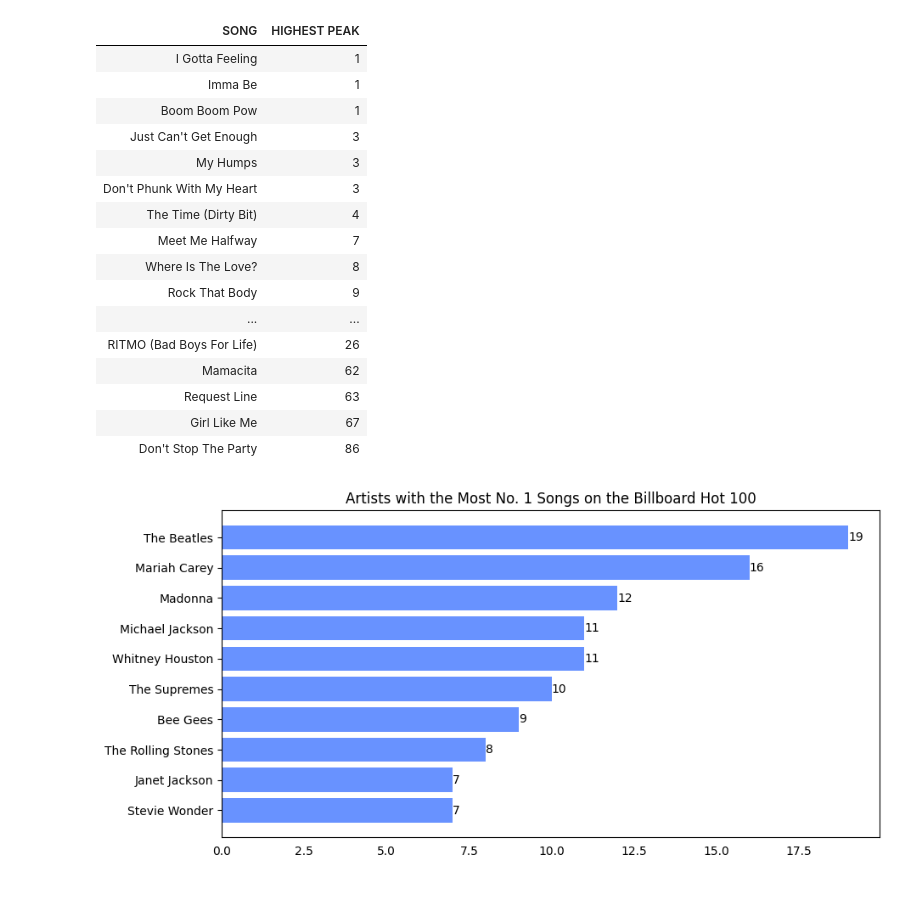
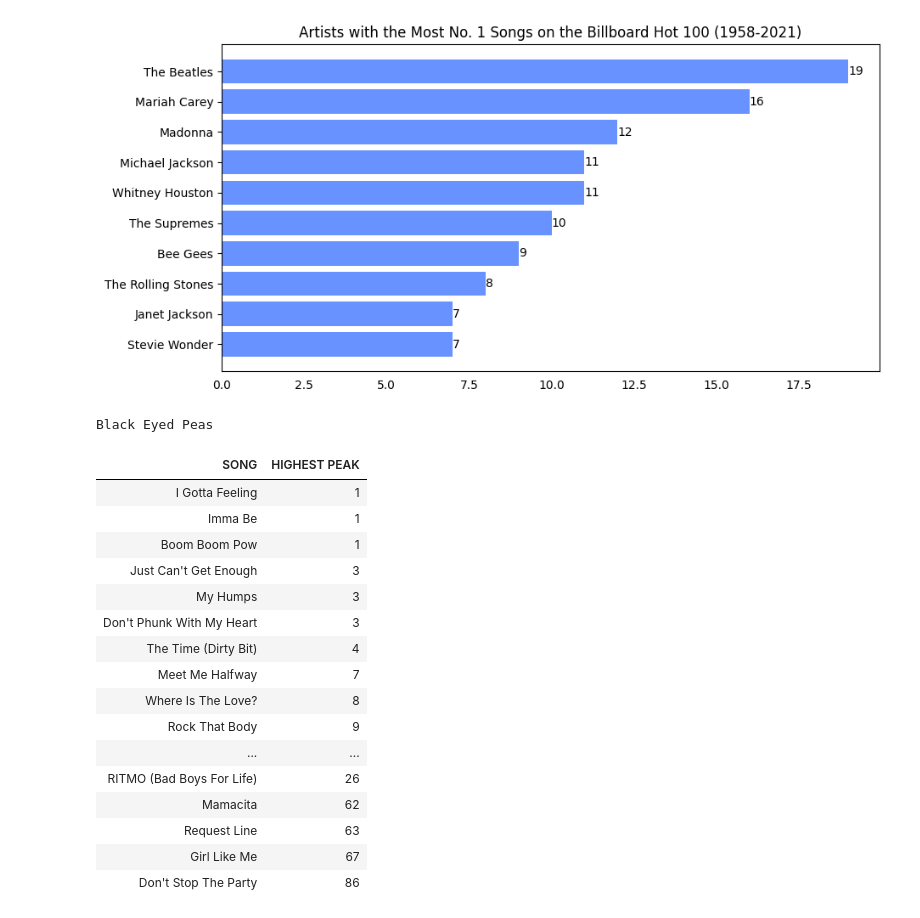
Before and after one commit to mateusfch/music-data-explorer, a Jupyter notebook: bb100.ipynb, the cells around one changed output. Drawn from its saved outputs; the diff is of its cells as text; code cells hidden in the pictures.

```diff
--- a/bb100.ipynb
+++ b/bb100.ipynb
@@ -15,12 +15,40 @@ from collections import defaultdict
 arq = open("/content/drive/MyDrive/bb100/charts.csv", "r")
 linhas = arq.readlines()
 # data structure -> date,rank,song,artist,last-week,peak-rank,weeks-on-board
+# %%
+# artistas e respectivas músicas que alcançaram o topo do chart (#1)
+
+artistTop = defaultdict(set)
+topSongs = set()
+for linha in linhas:
+  linha = re.split(r',(?!\s)', linha)
+  if linha[5] == "1":
+    artistTop[linha[3]].add(linha[2])
+
+a = {}
+for artista, musicas in artistTop.items():
+  a[artista] = len(musicas)
+
+dfOnes = pd.DataFrame({'Artist': a.keys(), 'Top':a.values()}).sort_values(by=['Top'],ascending=False, ignore_index=True)
+subDfOnes = dfOnes.head(10)
+
+# visualização em gráfico de barras horizontais do top 10 de artistas com mais #1 entre 1958 a 2021
+plt.figure(figsize=(10, 5))
+bars = plt.barh(y=subDfOnes.Artist, width=subDfOnes.Top, color="#6892ff")
+plt.bar_label(bars)
+plt.gca().invert_yaxis()
+plt.gca().tick_params(bottom=False)
+plt.title("Artists with the Most No. 1 Songs on the Billboard Hot 100 (1958-2021)")
+plt.show()
+# %% [output]
+[figure, added]
 # %%
-# todas as músicas de um dado artista que entraram na Hot 100 e seu respectivo pico
+# todas as músicas de um dado artista que entraram na Hot 100 e seu respectivo pico no período de 1958 a 2021
 
+artistaNome = "Black Eyed Peas"
 songs = {}
 for linha in linhas:
-  if re.search("Black Eyed Peas", linha):
+  if re.search(artistaNome, linha):
     linha = re.split(r',(?!\s)', linha)
     if songs.get(linha[2]) == None:
       songs[linha[2].replace('"', "")] = int(linha[-2])
@@ -29,12 +57,13 @@ for linha in linhas:
 # visualização com DataFrame
 data = {'Song': songs.keys(), 'Highest Peak':songs.values()}
 df = pd.DataFrame(data)
-df['Highest Peak'] = pd.to_numeric(df['Highest Peak'])
 df.sort_values(by=['Highest Peak'], inplace=True, ignore_index=True)
 df = df.style.hide().format_index(str.upper, axis=1)
+print(artistaNome)
 display(df)
 #df.to_csv("/content/drive/MyDrive/bb100/ok.csv")
 # %% [output]
+Black Eyed Peas
 | SONG | HIGHEST PEAK |
 | I Gotta Feeling | 1 |
 | Imma Be | 1 |
@@ -52,30 +81,3 @@ display(df)
 | Request Line | 63 |
 | Girl Like Me | 67 |
 | Don't Stop The Party | 86 |
-# %%
-# artistas e respectivas músicas que alcançaram o topo do chart (#1)
-
-artistTop = defaultdict(set)
-topSongs = set()
-for linha in linhas:
-  linha = re.split(r',(?!\s)', linha)
-  if linha[5] == "1":
-    artistTop[linha[3]].add(linha[2])
-
-a = {}
-for artista, musicas in artistTop.items():
-  a[artista] = len(musicas)
-
-dfOnes = pd.DataFrame({'Artist': a.keys(), 'Top':a.values()}).sort_values(by=['Top'],ascending=False, ignore_index=True)
-subDfOnes = dfOnes.head(10)
-
-# visualização em gráfico de barras horizontais
-plt.figure(figsize=(10, 5))
-bars = plt.barh(y=subDfOnes.Artist, width=subDfOnes.Top, color="#6892ff")
-plt.bar_label(bars)
-plt.gca().invert_yaxis()
-plt.gca().tick_params(bottom=False)
-plt.title("Artists with the Most No. 1 Songs on the Billboard Hot 100")
-plt.show()
-# %% [output]
-[figure, removed]
```
